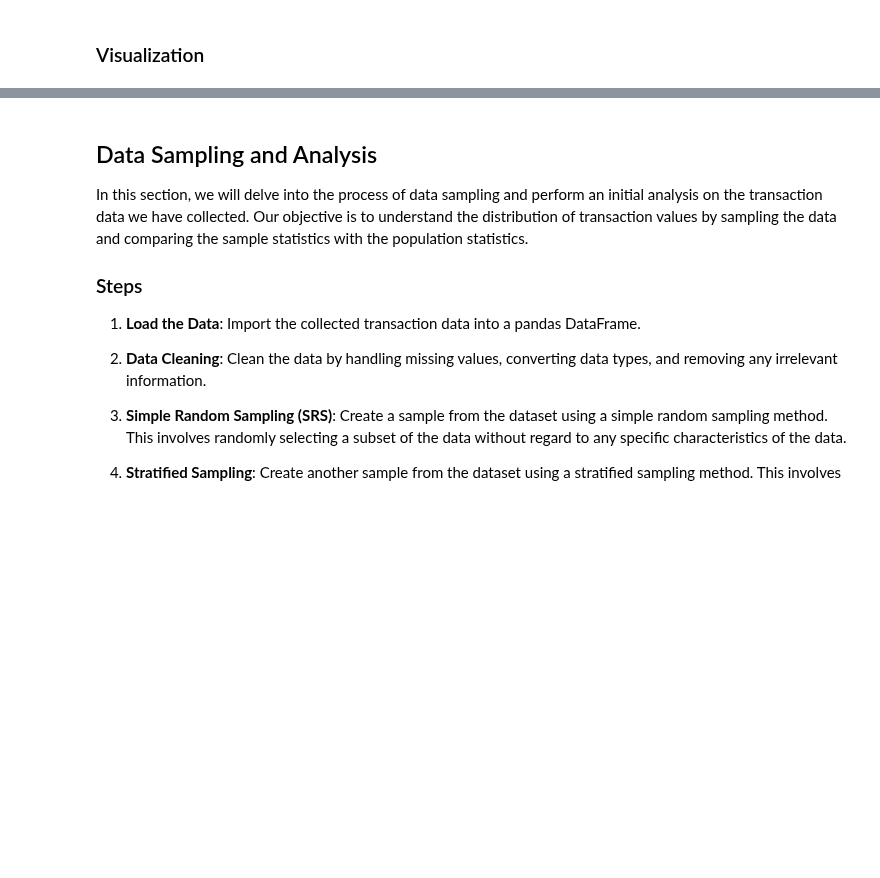
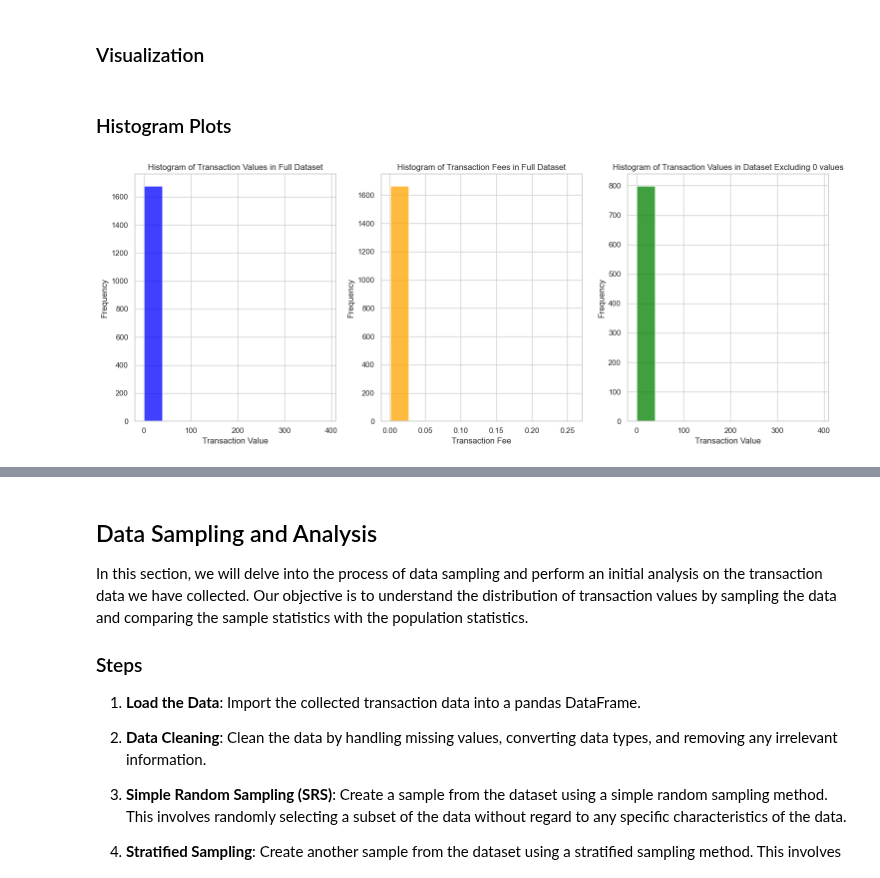
Before and after one commit to amirZZZkiller/DS-Course-Projects, a Jupyter notebook: CA0/Akbari_Baghestani_Jamali_DS4022_CA0.ipynb, the cells around one changed output, grey strips where cells are left out. Drawn from its saved outputs; the diff is of its cells as text; code cells hidden in the pictures; blank space fills up the shorter version.

Commit message:
Add histogram plots (normal & logarithmic)

```diff
--- a/CA0/Akbari_Baghestani_Jamali_DS4022_CA0.ipynb
+++ b/CA0/Akbari_Baghestani_Jamali_DS4022_CA0.ipynb
@@ -375,32 +376,66 @@ Unidentified  0.013133  0.008703            0.025296    123
 SUCCESS: Grouped Statistical Analysis conducted!
 # %% [markdown]
 ### Visualization
+# %% [markdown]
+### Histogram Plots
 # %%
+# Set the style for the plot
+sns.set(style="whitegrid")
+
+# Create subplots with 1 row and 2 columns
+fig, axes = plt.subplots(nrows=1, ncols=3, figsize=(15, 6))
+
+# Plot the histogram for 'Value' in full dataset
+sns.histplot(data=df, x='Value', bins=10, color='blue', ax=axes[0])
+axes[0].set_xlabel('Transaction Value')
+axes[0].set_ylabel('Frequency')
+axes[0].set_title('Histogram of Transaction Values in Full Dataset')
+
+# Plot the histogram for 'Txn_Fee' in full dataset
+sns.histplot(data=df, x='Txn_Fee', bins=10, color='orange', ax=axes[1])
+axes[1].set_xlabel('Transaction Fee')
+axes[1].set_ylabel('Frequency')
+axes[1].set_title('Histogram of Transaction Fees in Full Dataset')
+
+# Plot the histogram for 'Value' in dataset excluding 0 values
+sns.histplot(data=df_without_zeros, x='Value', bins=10, color='green', ax=axes[2])
+axes[2].set_xlabel('Transaction Value')
+axes[2].set_ylabel('Frequency')
+axes[2].set_title('Histogram of Transaction Values in Dataset Excluding 0 values')
+
+# Adjust layout to prevent overlapping
+plt.tight_layout()
+
+# Show the plot
+plt.show()
+
 # Box plot for 'Value' and 'Txn_Fee' grouped by 'Method'
 # sns.boxplot(x='Method', y='Value', data=df, showfliers=False, palette='Blues')
 # sns.boxplot(x='Method', y='Txn_Fee', data=df, showfliers=False, palette='Oranges')
 #
 # plt.title('Box Plot of Value and Txn_Fee by Method')
 # plt.ylabel('Value')
 # plt.show()
 
 # # Create a figure and axis for the plots
 # fig, axs = plt.subplots(2, 1, figsize=(10, 8))
 #
 # # Plot histogram for 'Value' column
 # axs[0].hist(df['Value'], bins=100, color='skyblue', edgecolor='black')
 # axs[0].set_title('Histogram of Value')
 # axs[0].set_xlabel('Value')
 # axs[0].set_ylabel('Frequency')
 #
 # # Plot histogram for 'Txn fee' column
 # axs[1].hist(df['Txn_Fee'], bins=30, color='salmon', edgecolor='black')
 # axs[1].set_title('Histogram of Txn fee')
 # axs[1].set_xlabel('Txn_Fee')
 # axs[1].set_ylabel('Frequency')
 #
 # # Adjust layout
 # plt.tight_layout()
 #
 # # Display the histograms
 # plt.show()
+# %% [output]
+[figure, added]
```
Also changed, not shown: parts of 4 cells of this notebook.
